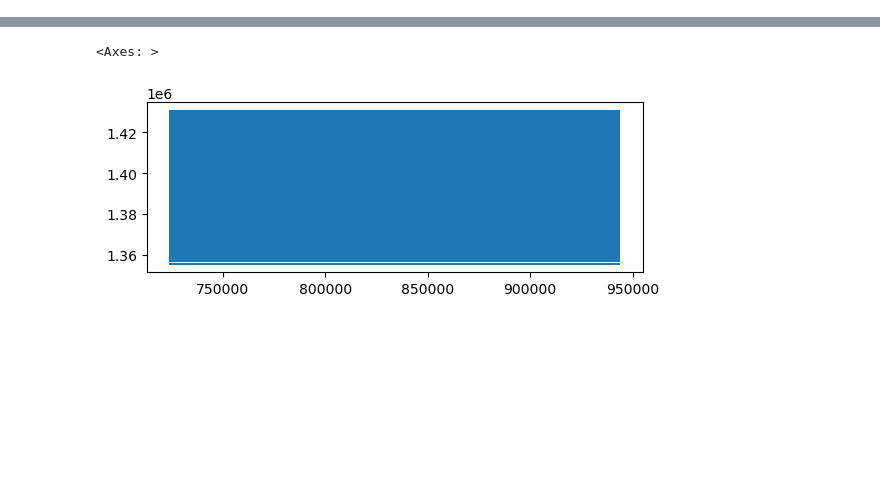
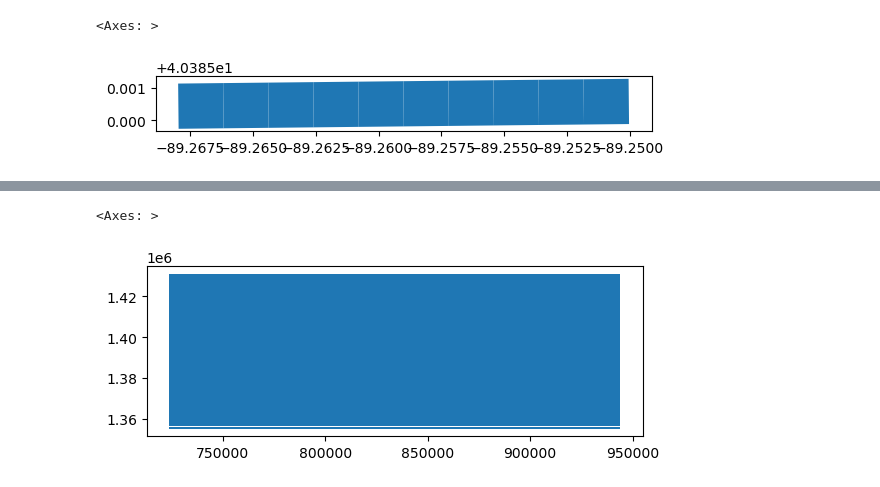
Before and after one commit to ridhaalkhabaz/Conver_SAT, a Jupyter notebook: learning_geopandas.ipynb, the cells around one changed output, grey strips where cells are left out. Drawn from its saved outputs; the diff is of its cells as text; code cells hidden in the pictures; blank space fills up the shorter version.

```diff
--- a/learning_geopandas.ipynb
+++ b/learning_geopandas.ipynb
@@ -16,0 +255,5 @@ df.head()
+# %%
+df.iloc[:10].plot()
+# %% [output]
+<Axes: >
+[figure, added]
```
Also changed, not shown: parts of 29 cells of this notebook, 3 other files.
